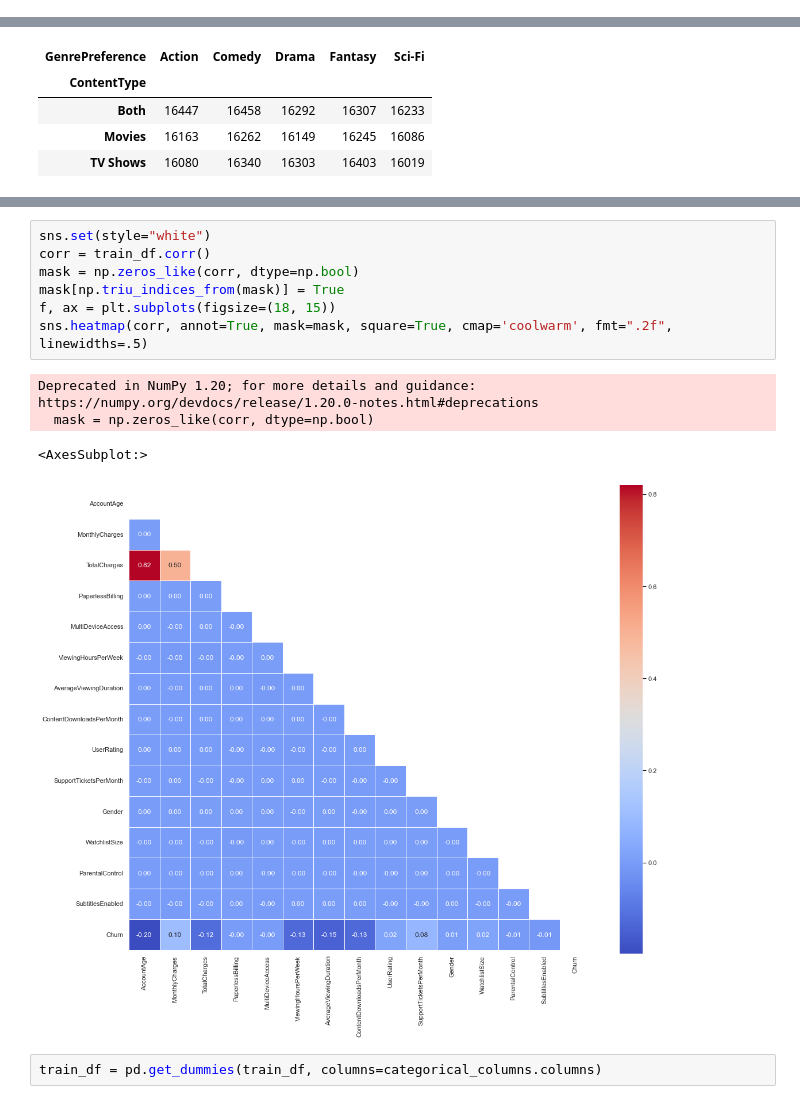
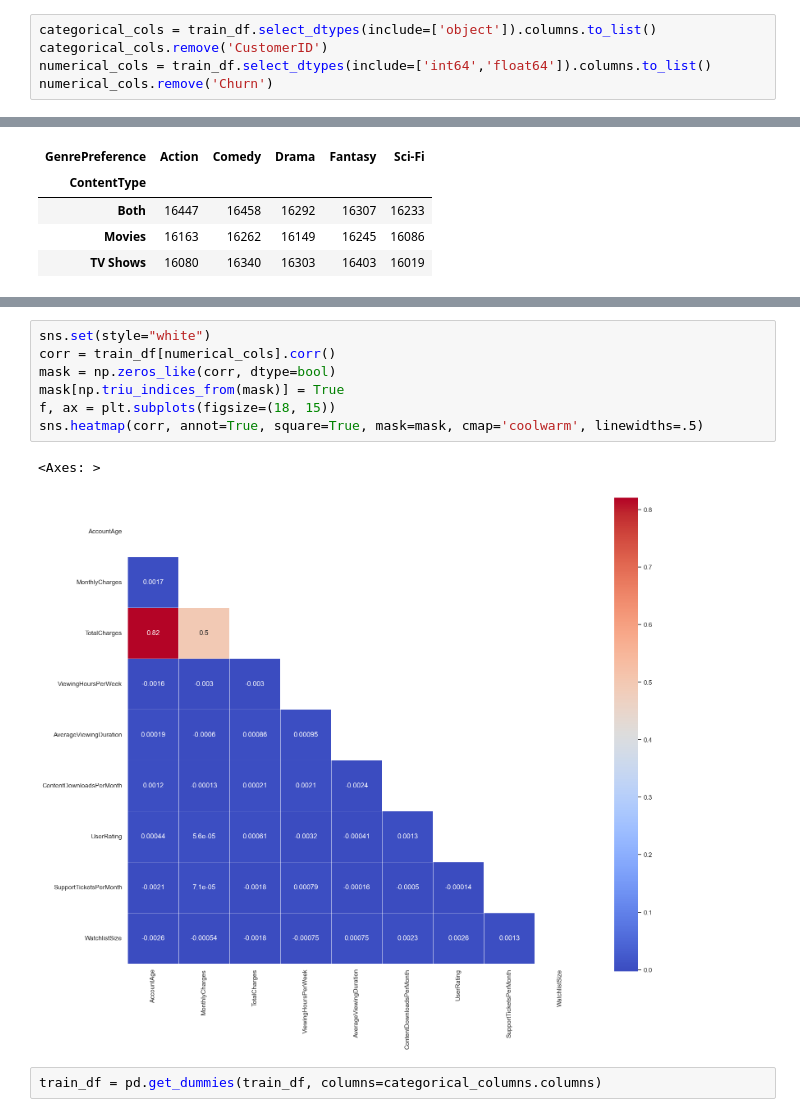
Before and after one commit to laksath/churn_prediction, a Jupyter notebook: ChurnPrediction.ipynb, the cells around one changed output, grey strips where cells are left out. Cells and saved outputs as stored; diff of their text form.

```diff
--- a/ChurnPrediction.ipynb
+++ b/ChurnPrediction.ipynb
@@ -289 +281,6 @@ Name: Churn, dtype: int64
 int64
+# %%
+categorical_cols = train_df.select_dtypes(include=['object']).columns.to_list()
+categorical_cols.remove('CustomerID')
+numerical_cols = train_df.select_dtypes(include=['int64','float64']).columns.to_list()
+numerical_cols.remove('Churn')
@@ -551,15 +582,13 @@ ax.autoscale(enable=False, axis='both', tight=False)
 # %%
 sns.set(style="white")
-corr = train_df.corr()
-mask = np.zeros_like(corr, dtype=np.bool)
+corr = train_df[numerical_cols].corr()
+mask = np.zeros_like(corr, dtype=bool)
 mask[np.triu_indices_from(mask)] = True
 f, ax = plt.subplots(figsize=(18, 15))
-sns.heatmap(corr, annot=True, mask=mask, square=True, cmap='coolwarm', fmt=".2f", linewidths=.5)
+sns.heatmap(corr, annot=True, square=True, mask=mask, cmap='coolwarm', linewidths=.5)
 # %% [output]
-Deprecated in NumPy 1.20; for more details and guidance: https://numpy.org/devdocs/release/1.20.0-notes.html#deprecations
-  mask = np.zeros_like(corr, dtype=np.bool)
+<Axes: >
-<AxesSubplot:>
-[figure, old version]
+[figure, new version]
 # %%
 train_df = pd.get_dummies(train_df, columns=categorical_columns.columns)
 # %%
```
Also changed, not shown: parts of 16 cells of this notebook.
